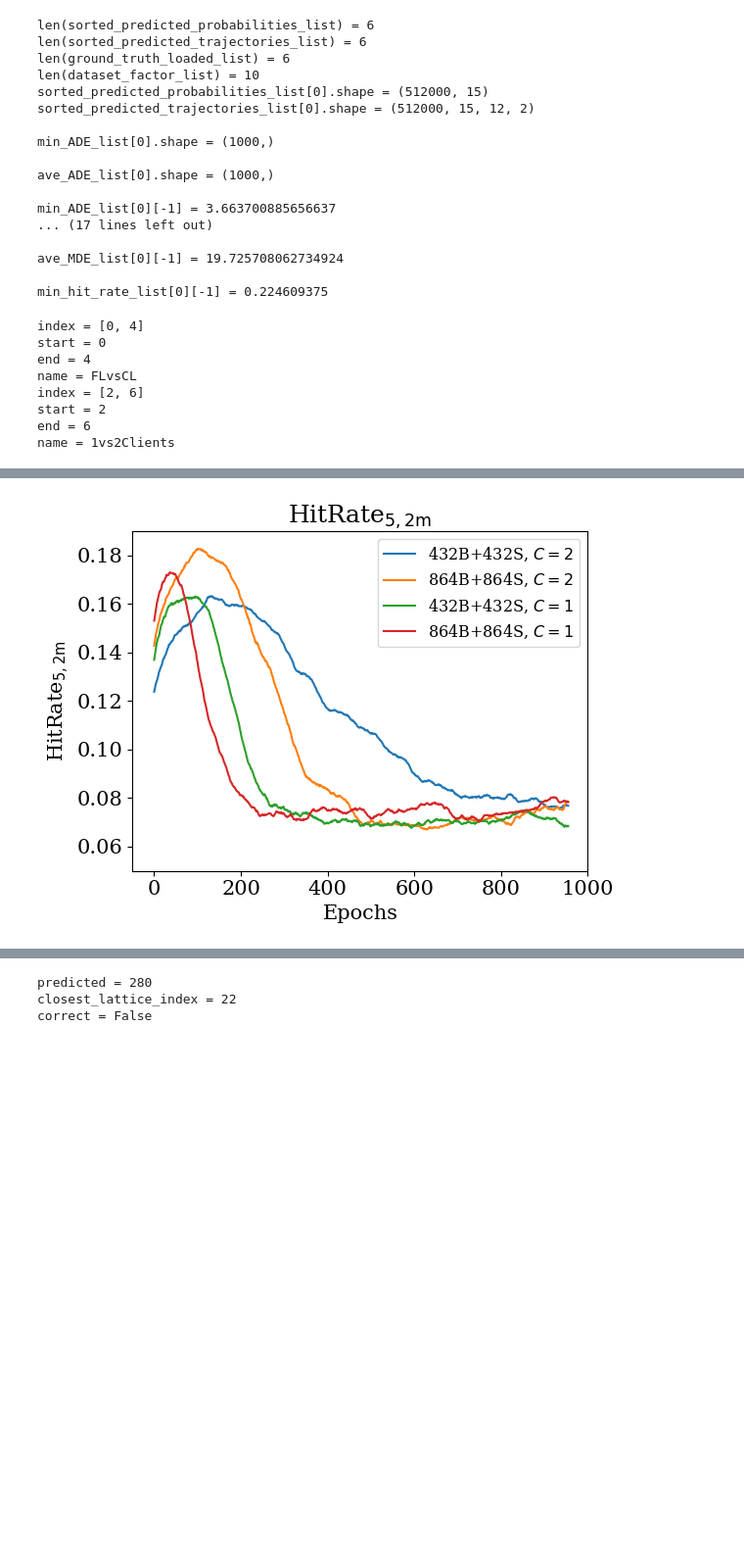
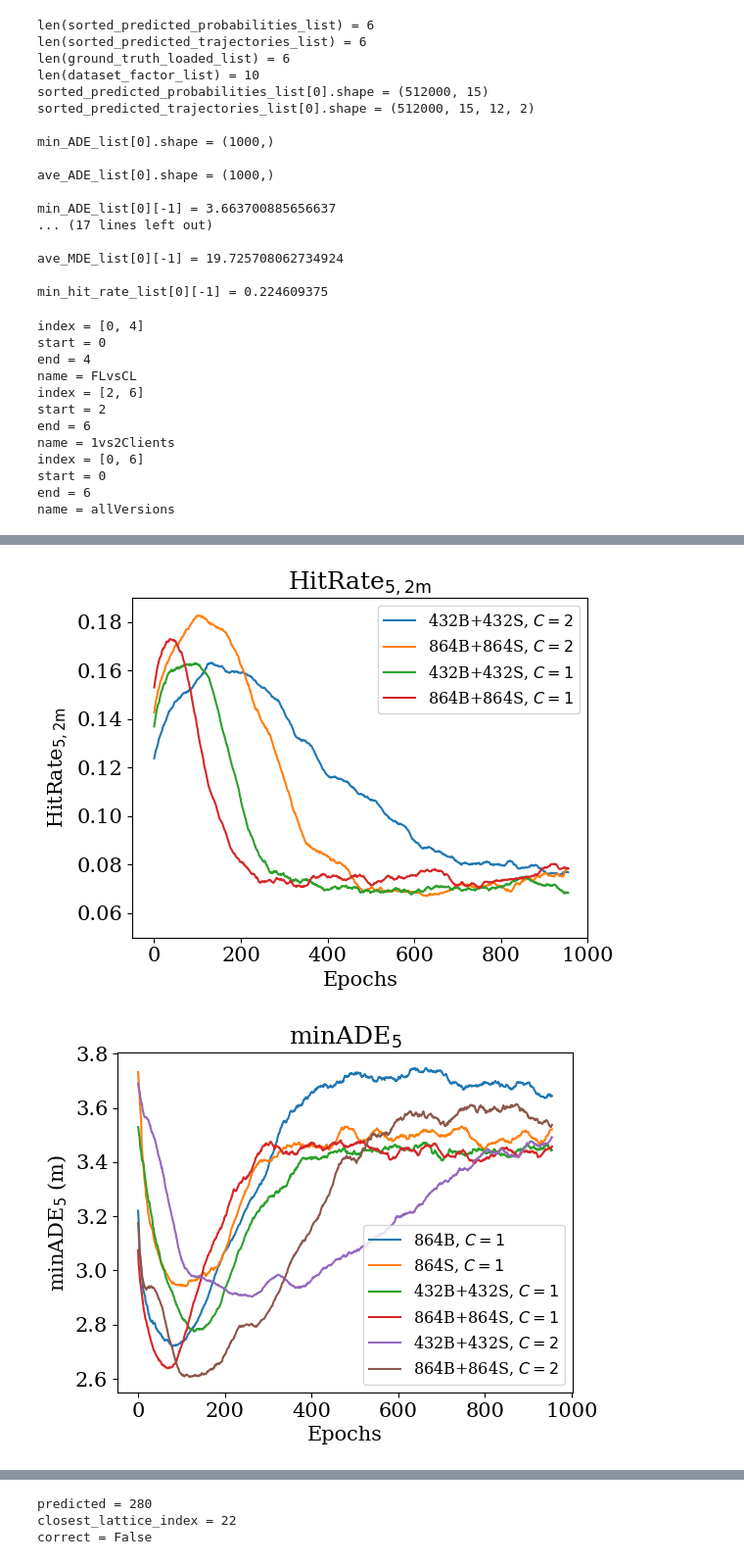
Before and after one commit to dolander1/nuscenes_dolander1, a Jupyter notebook: python-sdk/tutorials/analyseKoenSanity.ipynb, the cells around one changed output, grey strips where cells are left out. Shown at 98% size. Cells and saved outputs as stored; diff of their text form; code cells hidden in the pictures; blank space fills up the shorter version.

```diff
--- a/python-sdk/tutorials/analyseKoenSanity.ipynb
+++ b/python-sdk/tutorials/analyseKoenSanity.ipynb
@@ -479,8 +479,8 @@ min_hit_rate_list = np.load(f'saveResults/processed_RealResults/{folder}/min_hit
 
 ##############################################################################################################################
 
-index_tuple = ([0,4],[2,6])
-name_list = ['FLvsCL','1vs2Clients']
+index_tuple = ([0,4],[2,6],[0,6])
+name_list = ['FLvsCL','1vs2Clients','allVersions']
 for index, name in zip(index_tuple, name_list):
 
     start = index[0]
@@ -587,30 +587,35 @@ for index, name in zip(index_tuple, name_list):
 
     # HitRate
     plt.figure(figsize=figsize)
 #     [plt.plot(smooth_hit_rate, label=legend+f', [{best_smooth_hit_rate:.3f}]') for smooth_hit_rate, legend, best_smooth_hit_rate in zip(smooth_hit_rate_list, short_legend_list, best_smooth_hit_rate_list)]
     [plt.plot(smooth_hit_rate, label=legend) for smooth_hit_rate, legend, best_smooth_hit_rate in zip(smooth_hit_rate_list, short_legend_list, best_smooth_hit_rate_list)]
     plt.legend(fontsize=legend_font_size);
 #     plt.title(r'HitRate$_{{{0},{1}\rm m}}$ ({2})'.format(k_nr_of_trajectories_many_files_MDE, max_distance, name));
     plt.title(r'HitRate$_{{{0},{1}\rm m}}$'.format(k_nr_of_trajectories_many_files_MDE, max_distance));
     plt.xlabel('Epochs')
     plt.ylabel(r'HitRate$_{{{0},{1}\rm m}}$'.format(k_nr_of_trajectories_many_files_MDE, max_distance))
     plt.xlim([-50,1000])
     plt.ylim([0.05,0.19])
     plt.savefig(f"saveResults/plots/{folder}/{name}_{folder_name}_HitRate_k={k_nr_of_trajectories_many_files_MDE}_d={max_distance}.pdf", bbox_inches='tight', pad_inches=0)
 # %% [output]
 index = [0, 4]
 start = 0
 end = 4
 name = FLvsCL
 index = [2, 6]
 start = 2
 end = 6
 name = 1vs2Clients
+index = [0, 6]
+start = 0
+end = 6
+name = allVersions
 [figure]
 [figure]
 [figure]
 [figure]
 [figure]
 [figure]
 [figure]
 [figure]
+[figure, added]
```
Also changed, not shown: parts of 1 cell of this notebook, 15 other files.
